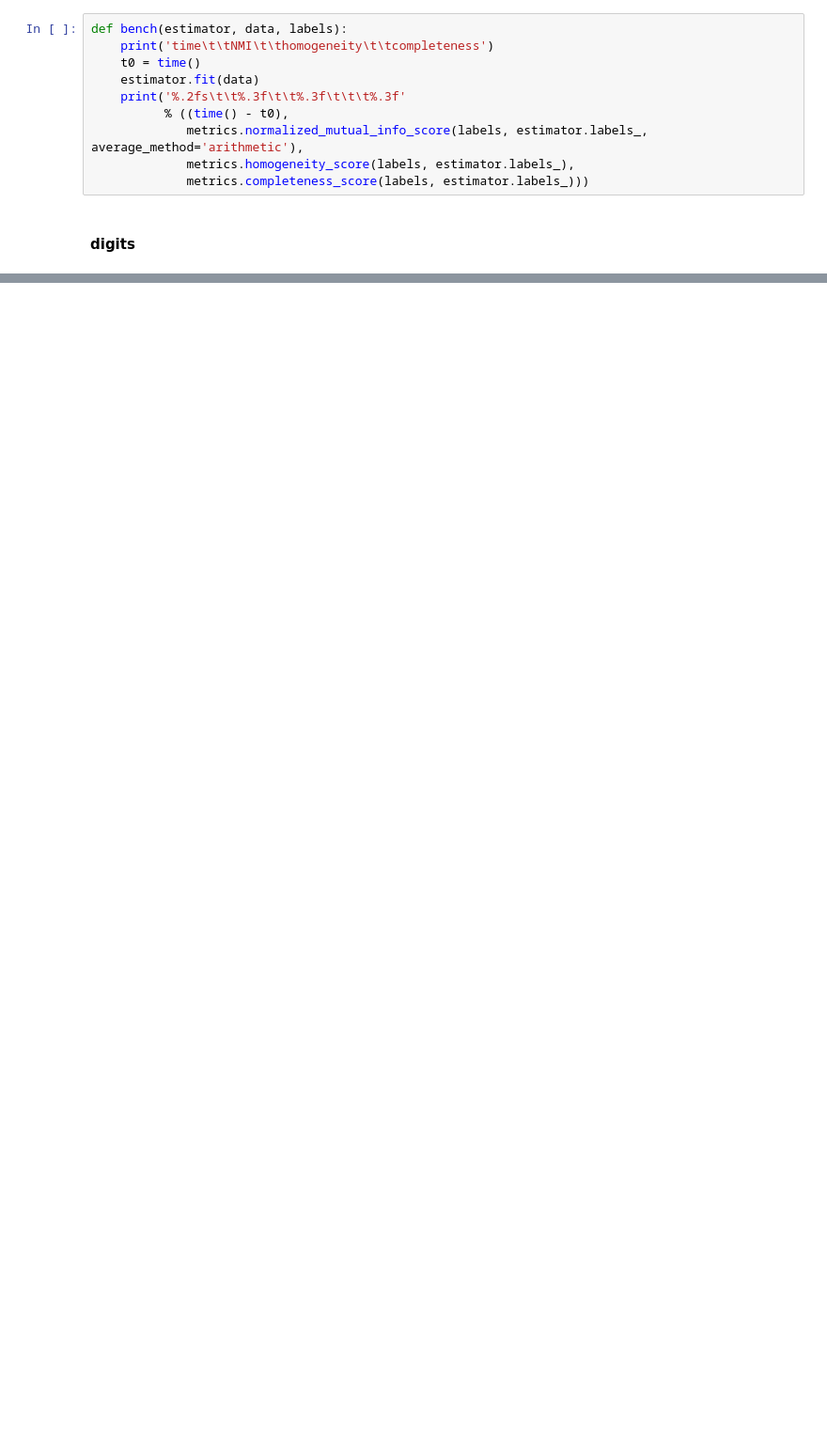
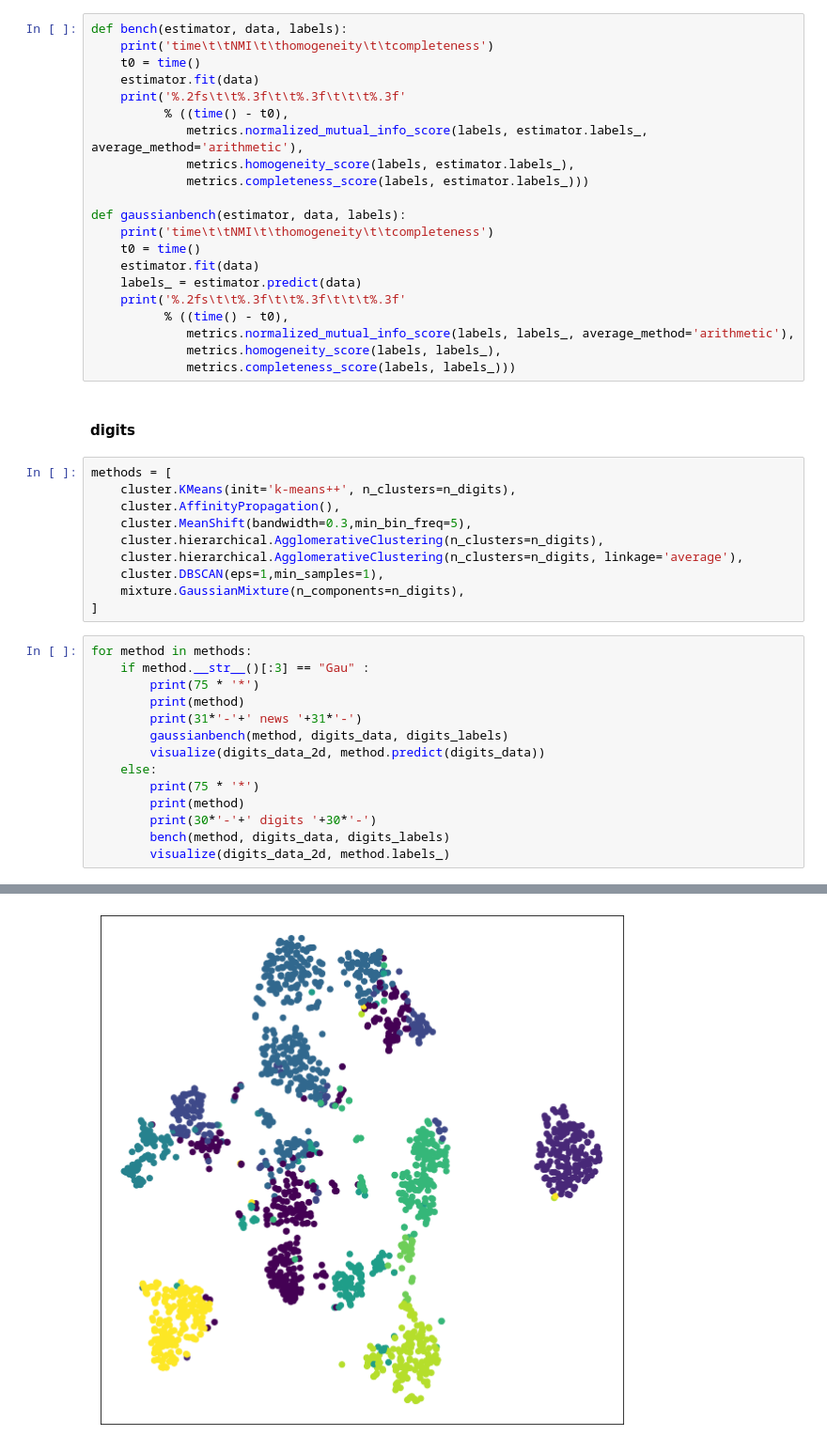
Before and after one commit to zmzhang2000/201700202116-IR-SDU, a Jupyter notebook: 2/clustering.ipynb, the cells around one changed output, grey strips where cells are left out. Shown at 94% size. Cells and saved outputs as stored; diff of their text form; blank space fills up the shorter version.

```diff
--- a/2/clustering.ipynb
+++ b/2/clustering.ipynb
@@ -66,5 +66,41 @@ def bench(estimator, data, labels):
              metrics.normalized_mutual_info_score(labels, estimator.labels_, average_method='arithmetic'),
              metrics.homogeneity_score(labels, estimator.labels_),
              metrics.completeness_score(labels, estimator.labels_)))
+
+def gaussianbench(estimator, data, labels):
+    print('time\t\tNMI\t\thomogeneity\t\tcompleteness')
+    t0 = time()
+    estimator.fit(data)
+    labels_ = estimator.predict(data)
+    print('%.2fs\t\t%.3f\t\t%.3f\t\t\t%.3f'
+          % ((time() - t0),
+             metrics.normalized_mutual_info_score(labels, labels_, average_method='arithmetic'),
+             metrics.homogeneity_score(labels, labels_),
+             metrics.completeness_score(labels, labels_)))
 # %% [markdown]
 #### digits
+# %%
+methods = [
+    cluster.KMeans(init='k-means++', n_clusters=n_digits),
+    cluster.AffinityPropagation(),
+    cluster.MeanShift(bandwidth=0.3,min_bin_freq=5),
+    cluster.hierarchical.AgglomerativeClustering(n_clusters=n_digits),
+    cluster.hierarchical.AgglomerativeClustering(n_clusters=n_digits, linkage='average'),
+    cluster.DBSCAN(eps=1,min_samples=1),
+    mixture.GaussianMixture(n_components=n_digits),
+]
+# %%
+for method in methods:
+    if method.__str__()[:3] == "Gau" :
+        print(75 * '*')
+        print(method)
+        print(31*'-'+' news '+31*'-')
+        gaussianbench(method, digits_data, digits_labels)
+        visualize(digits_data_2d, method.predict(digits_data))
+    else:
+        print(75 * '*')
+        print(method)
+        print(30*'-'+' digits '+30*'-')
+        bench(method, digits_data, digits_labels)
+        visualize(digits_data_2d, method.labels_)
+# %% [output]
@@ -70,0 +114 @@ def bench(estimator, data, labels):
+[figure, added]
```
Also changed, not shown: parts of 6 cells of this notebook, 1 other file.
